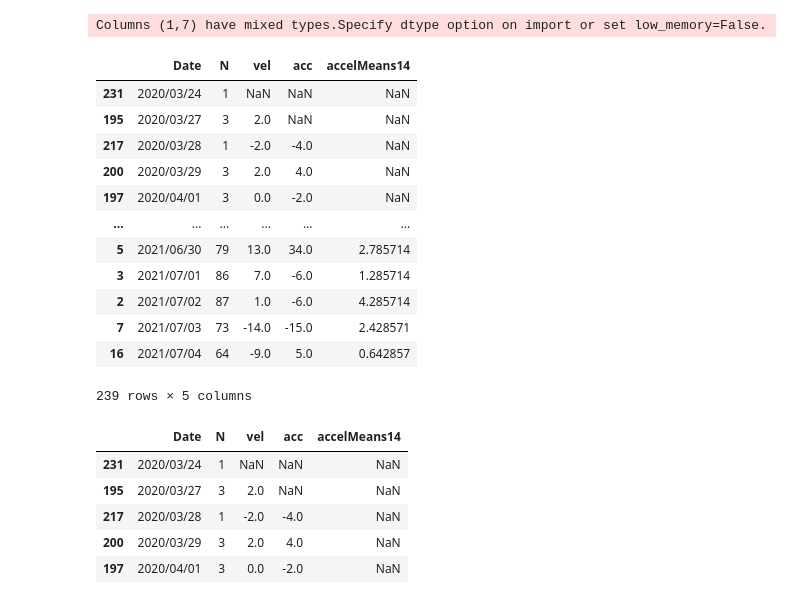
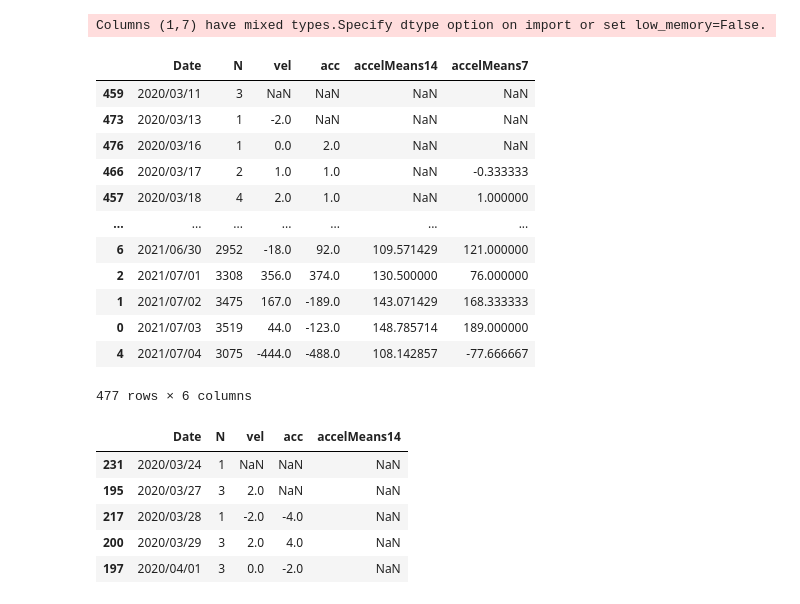
Before and after one commit to ravellom/Covid19week, a Jupyter notebook: acceleration_github.ipynb, the cells around one changed output. Cells and saved outputs as stored; diff of their text form; code cells hidden in the pictures.

```diff
--- a/acceleration_cases/acceleration.ipynb
+++ b/acceleration_github.ipynb
@@ -8,47 +8,49 @@ import plotly.graph_objects as go
 #chartTemplate = 'plotly_dark'
 chartTemplate = 'plotly_white'
 # %%
-cases = pd.read_csv("C:/Users/Admin/Documents/GitHub/Tutoriales/Covid19/covid19-casos.csv")
-
-#cases = pd.read_json("C:/Users/Admin/Documents/GitHub/Tutoriales/Covid19/covid19-casos.json")
+cases = pd.read_csv("covid19-casos.csv")
 
 cases_cfg = cases[cases["provincia"] == "Cienfuegos"]
 
 cuba = cases['fecha_confirmacion'].value_counts().reset_index().rename(columns={'index': 'Date','fecha_confirmacion':'N'}).sort_values(by='Date', ascending=True)
 cfg = cases_cfg['fecha_confirmacion'].value_counts().reset_index().rename(columns={'index': 'Date','fecha_confirmacion':'N'}).sort_values(by='Date', ascending=True)
 
 # calculate case velocity
-cuba["vel"] = cuba.loc[:, cuba.columns != 'Date'].diff()
-cfg["vel"] = cfg.loc[:, cfg.columns != 'Date'].diff()
+#cuba["vel"] = cuba.loc[:, cuba.columns != 'Date'].diff()
+cuba["vel"] = cuba.loc[:, 'N'].diff()
+cfg["vel"] = cfg.loc[:, 'N'].diff()
 
 # calculate case acceleration
-cuba["acc"] = cuba[["Date", "vel"]].loc[:, cuba[["Date", "vel"]].columns != 'Date'].diff()
-cfg["acc"] = cfg[["Date", "vel"]].loc[:, cfg[["Date", "vel"]].columns != 'Date'].diff()
+cuba["acc"] = cuba[["Date", "vel"]].loc[:, 'vel'].diff()
+cfg["acc"] = cfg[["Date", "vel"]].loc[:, 'vel'].diff()
 
 # calculate means - 14 días - 2 semanas
 # usando rolling
 avg = 14
-cfg["accelMeans14"] = cfg[["Date", "vel"]].loc[:, cfg[["Date", "vel"]].columns != 'Datetime'].rolling(window = avg).mean()
-cuba["accelMeans14"] = cuba[["Date", "vel"]].loc[:, cuba[["Date", "vel"]].columns != 'Datetime'].rolling(window = avg).mean()
+cfg["accelMeans14"] = cfg[["Date", "vel"]].loc[:, 'vel'].rolling(window = avg).mean()
+cfg["accelMeans7"] = cfg[["Date", "vel"]].loc[:, 'vel'].rolling(window = 3).mean()
+cuba["accelMeans14"] = cuba[["Date", "vel"]].loc[:, 'vel'].rolling(window = avg).mean()
+cuba["accelMeans7"] = cuba[["Date", "vel"]].loc[:, "vel"].rolling(window = 3).mean()
+
 # con EWM
 # cfg["accelMeans5"] = cfg[["Date", "vel"]].loc[:, cfg[["Date", "vel"]].columns != 'Datetime'].ewm(span=5).mean()
 
-cfg
+cuba
 # %% [output]
 Columns (1,7) have mixed types.Specify dtype option on import or set low_memory=False.
-|  | Date | N | vel | acc | accelMeans14 |
-| 231 | 2020/03/24 | 1 | NaN | NaN | NaN |
-| 195 | 2020/03/27 | 3 | 2.0 | NaN | NaN |
-| 217 | 2020/03/28 | 1 | -2.0 | -4.0 | NaN |
-| 200 | 2020/03/29 | 3 | 2.0 | 4.0 | NaN |
-| 197 | 2020/04/01 | 3 | 0.0 | -2.0 | NaN |
-| ... | ... | ... | ... | ... | ... |
-| 5 | 2021/06/30 | 79 | 13.0 | 34.0 | 2.785714 |
-| 3 | 2021/07/01 | 86 | 7.0 | -6.0 | 1.285714 |
-| 2 | 2021/07/02 | 87 | 1.0 | -6.0 | 4.285714 |
-| 7 | 2021/07/03 | 73 | -14.0 | -15.0 | 2.428571 |
-| 16 | 2021/07/04 | 64 | -9.0 | 5.0 | 0.642857 |
+|  | Date | N | vel | acc | accelMeans14 | accelMeans7 |
+| 459 | 2020/03/11 | 3 | NaN | NaN | NaN | NaN |
+| 473 | 2020/03/13 | 1 | -2.0 | NaN | NaN | NaN |
+| 476 | 2020/03/16 | 1 | 0.0 | 2.0 | NaN | NaN |
+| 466 | 2020/03/17 | 2 | 1.0 | 1.0 | NaN | -0.333333 |
+| 457 | 2020/03/18 | 4 | 2.0 | 1.0 | NaN | 1.000000 |
+| ... | ... | ... | ... | ... | ... | ... |
+| 6 | 2021/06/30 | 2952 | -18.0 | 92.0 | 109.571429 | 121.000000 |
+| 2 | 2021/07/01 | 3308 | 356.0 | 374.0 | 130.500000 | 76.000000 |
+| 1 | 2021/07/02 | 3475 | 167.0 | -189.0 | 143.071429 | 168.333333 |
+| 0 | 2021/07/03 | 3519 | 44.0 | -123.0 | 148.785714 | 189.000000 |
+| 4 | 2021/07/04 | 3075 | -444.0 | -488.0 | 108.142857 | -77.666667 |
-239 rows × 5 columns
+477 rows × 6 columns
 # %%
 fig = px.line(cfg, x="Date", y="N", template=chartTemplate)
 fig.update_layout({"title": 'Casos - Cienfuegos',
```
Also changed, not shown: parts of 2 cells of this notebook.
